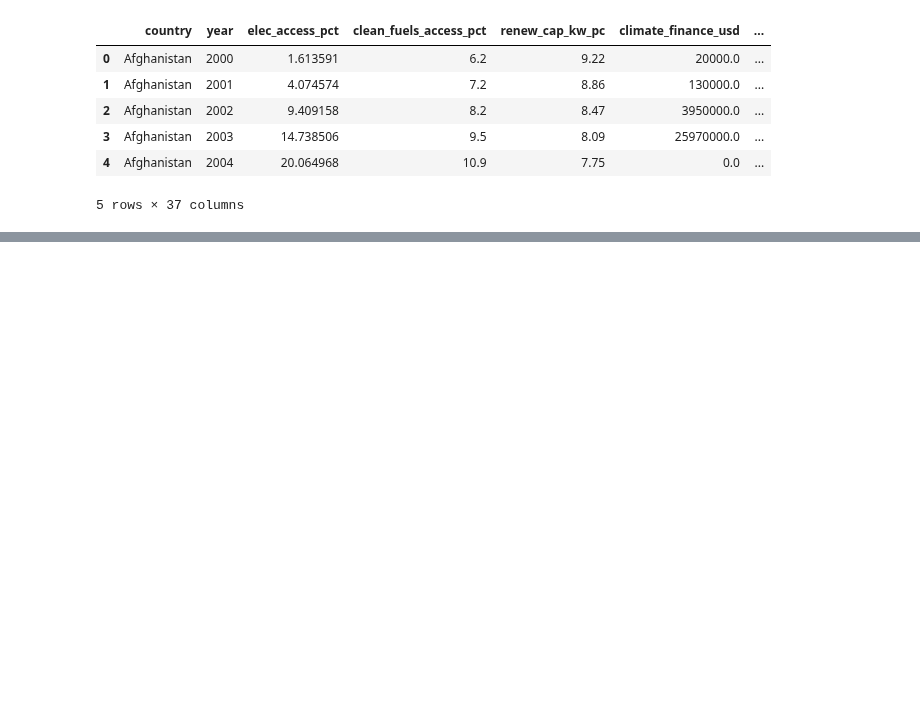
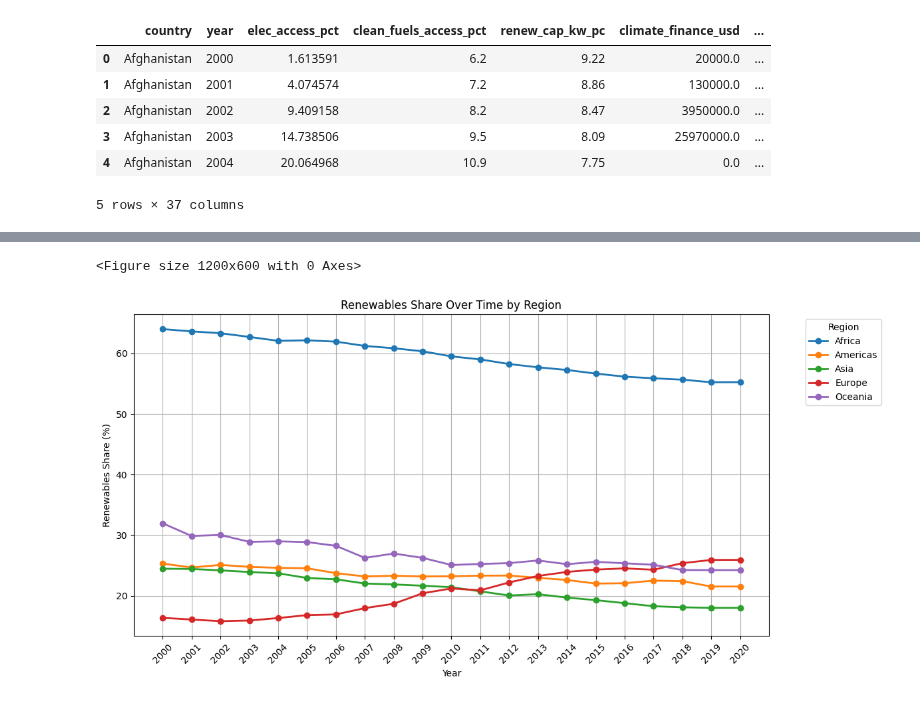
Before and after one commit to SelinaFischer/climate_tipping_points, a Jupyter notebook: jupyter_notebooks/4. visualisation.ipynb, the cells around one changed output, grey strips where cells are left out. Cells and saved outputs as stored; diff of their text form; code cells hidden in the pictures; blank space fills up the shorter version.

Commit message:
add energy mix visuals

```diff
--- a/jupyter_notebooks/4. visualisation.ipynb
+++ b/jupyter_notebooks/4. visualisation.ipynb
@@ -25,0 +191,42 @@ df.head()
+# %%
+# Create line chart — renewables share over time by region
+
+import pandas as pd
+import matplotlib.pyplot as plt
+
+# Step 1: Load data
+df = pd.read_csv("../data/cleaned/enhanced_energy_features.csv")  # Adjust path as needed
+
+# Step 2: Filter relevant columns and drop NaNs
+df_filtered = df[['year', 'region', 'renewables_share_pct']].dropna()
+
+# Ensure year is integer for plotting
+df_filtered['year'] = df_filtered['year'].astype(int)
+
+# Step 3: Calculate average renewables share by region per year
+df_line = (
+    df_filtered
+    .groupby(['year', 'region'])['renewables_share_pct']
+    .mean()
+    .reset_index()
+    .pivot(index='year', columns='region', values='renewables_share_pct')
+)
+
+# Step 4: Plot line chart
+plt.figure(figsize=(12, 6))
+df_line.plot(kind='line', marker='o', linewidth=2, figsize=(12, 6))
+plt.title('Renewables Share Over Time by Region')
+plt.ylabel('Renewables Share (%)')
+plt.xlabel('Year')
+
+# Force x-axis ticks to be integers
+plt.xticks(df_line.index, df_line.index.astype(int), rotation=45)
+
+# Add legend and grid
+plt.legend(title='Region', bbox_to_anchor=(1.05, 1), loc='upper left')
+plt.grid(True)
+plt.tight_layout()
+plt.show()
+# %% [output]
+<Figure size 1200x600 with 0 Axes>
+[figure, added]
```
Also changed, not shown: parts of 4 cells of this notebook.
